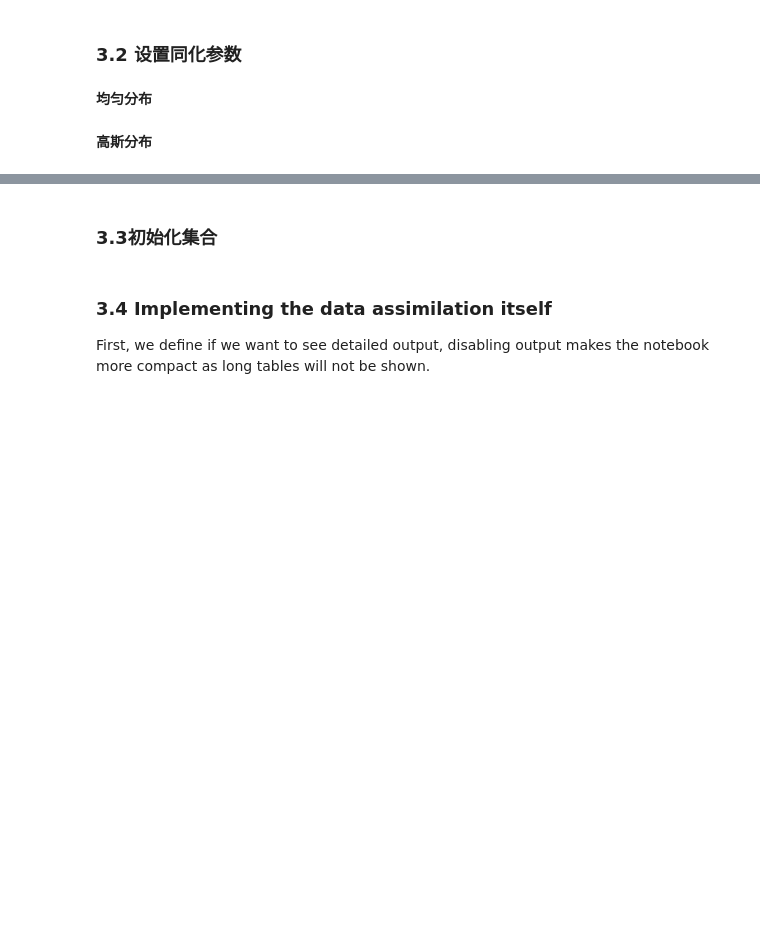
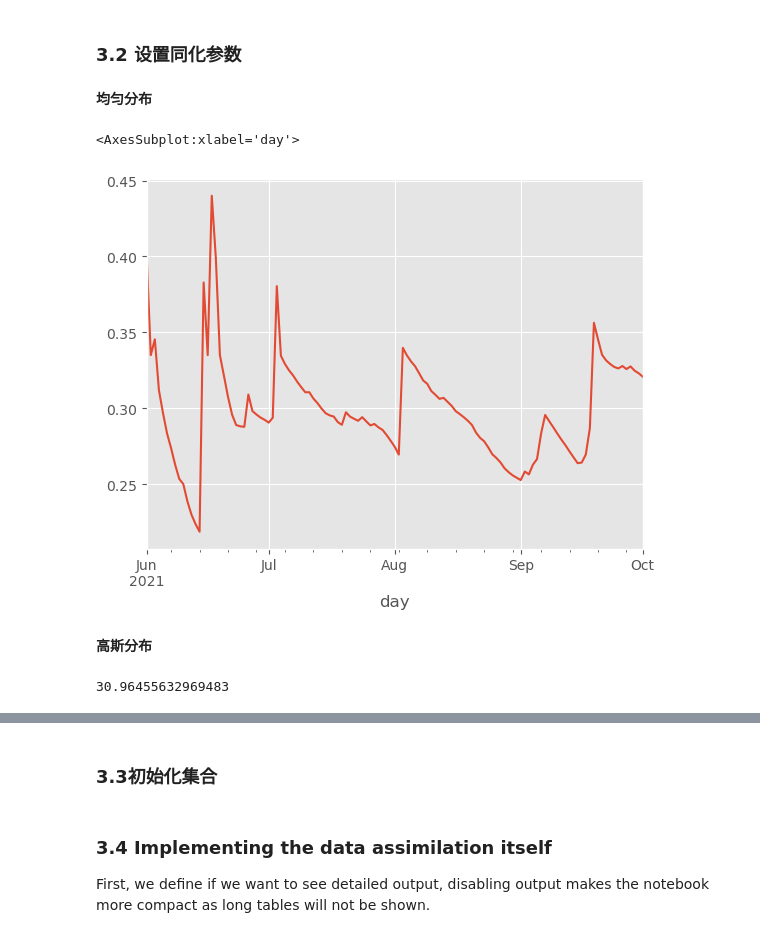
Before and after one commit to cleanhun13/myWofost, a Jupyter notebook: Assimilation.ipynb, the cells around one changed output, grey strips where cells are left out. Cells and saved outputs as stored; diff of their text form; code cells hidden in the pictures; blank space fills up the shorter version.

```diff
--- a/Assimilation.ipynb
+++ b/Assimilation.ipynb
@@ -174,5 +205,10 @@ override_parameters["NCRIT_FR"] = np.random.normal(0.750603, 0.02449, (ensemble_
 # for ax, (par, distr) in zip(axes.flatten(), override_parameters.items()):
 #     ax.hist(distr)
 #     ax.set_title(par)
+# %%
+df_model.SM.plot()
+# %% [output]
+<AxesSubplot:xlabel='day'>
+[figure, added]
 # %% [markdown]
 **高斯分布**
@@ -179 +221,5 @@ override_parameters["NCRIT_FR"] = np.random.normal(0.750603, 0.02449, (ensemble_
+# %%
+param_df.iloc[10]["TDWI"]
+# %% [output]
+30.96455632969483
 # %%
```
Also changed, not shown: parts of 25 cells of this notebook, 43 other files.
